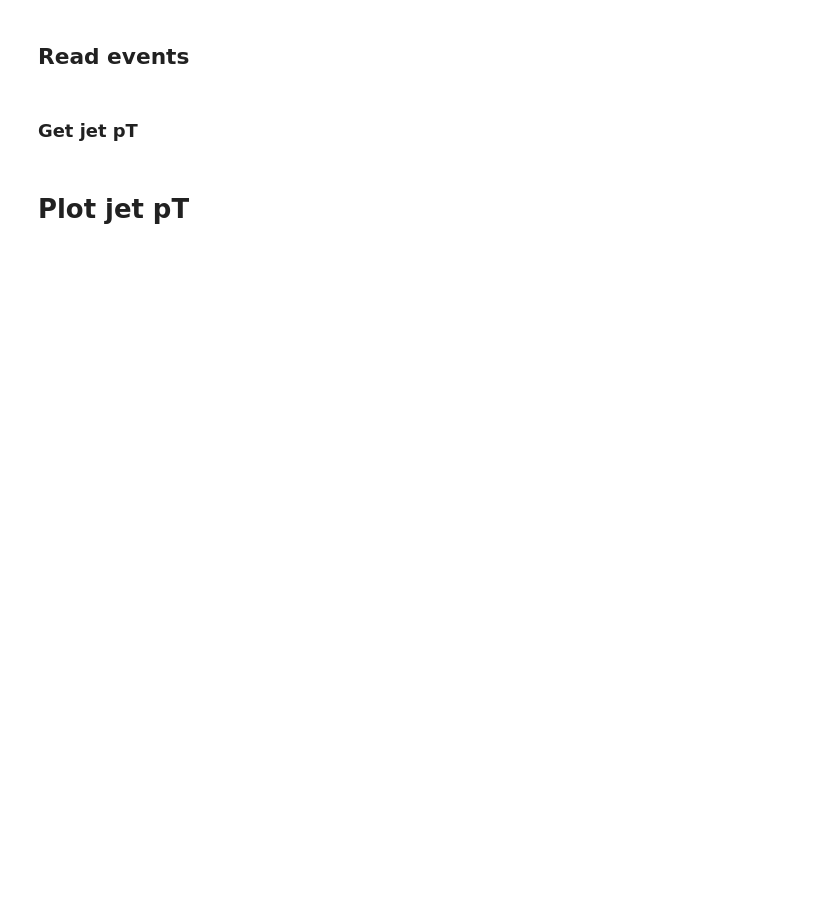
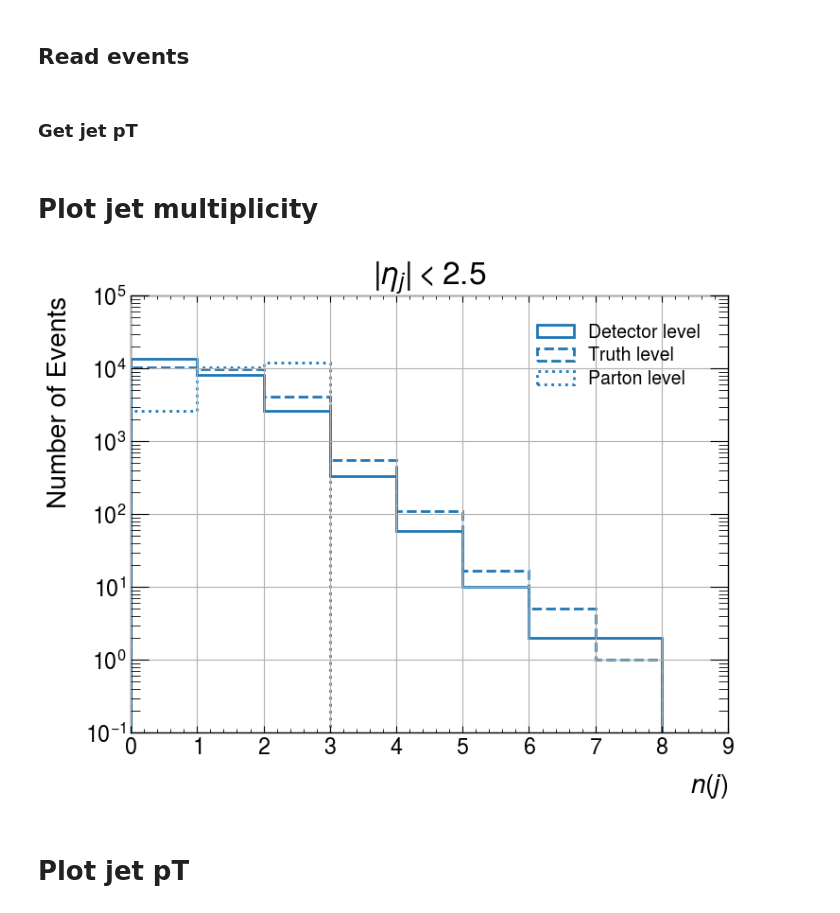
Before and after one commit to andlessa/back2futureTrigger, a Jupyter notebook: check_dijet_MG5.ipynb, the cells around one changed output. Cells and saved outputs as stored; diff of their text form; code cells hidden in the pictures; blank space fills up the shorter version.

```diff
--- a/check_dijet_MG5.ipynb
+++ b/check_dijet_MG5.ipynb
@@ -70,6 +78,31 @@ f.Close()
 data = np.array(data)
 data_truth = np.array(data_truth)
 data_parton = np.array(data_parton)
+# %% [markdown]
+# Plot jet multiplicity
+# %%
+bins = np.arange(0.,10.,1.)
+
+plt.hist(data[:,0],bins=bins,color=color_j1,
+             histtype='step',
+             label=r'Detector level',linewidth=2)
+
+plt.hist(data_truth[:,0],bins=bins,color=color_j1,
+             histtype='step',
+             label=r'Truth level',linewidth=2,linestyle='dashed')
+
+plt.hist(data_parton[:,0],bins=bins,color=color_j1,
+             histtype='step',
+             label=r'Parton level',linewidth=2,linestyle='dotted')
+plt.yscale('log')
+plt.xlabel(r'$n(j)$')
+plt.ylabel('Number of Events')
+plt.legend(framealpha=1.0)
+plt.title(r'$|\eta_j| < 2.5$')
+plt.grid()
+plt.show()
+# %% [output]
+[figure, added]
 # %% [markdown]
 # Plot jet pT
 # %%
```
Also changed, not shown: parts of 9 cells of this notebook.
